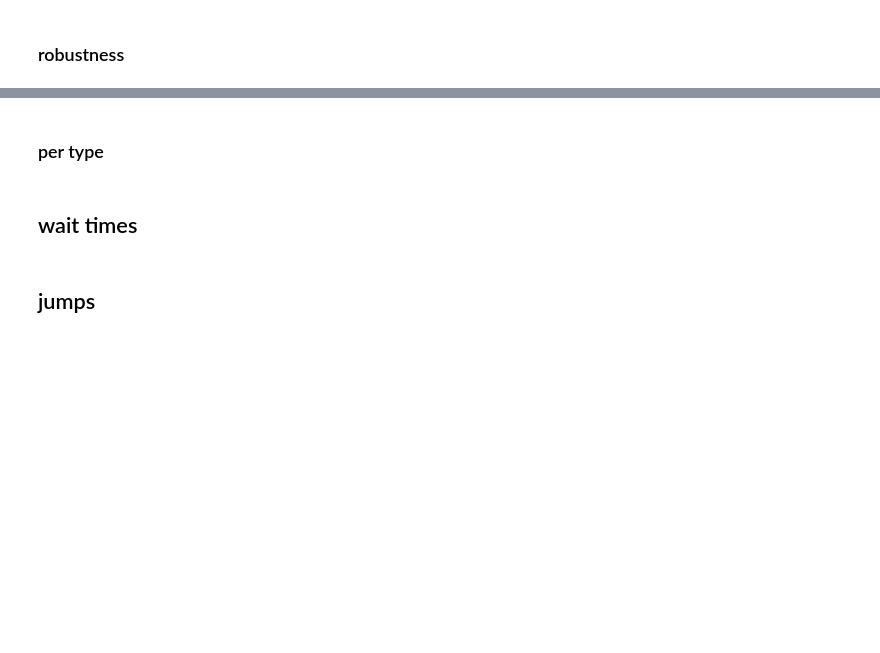
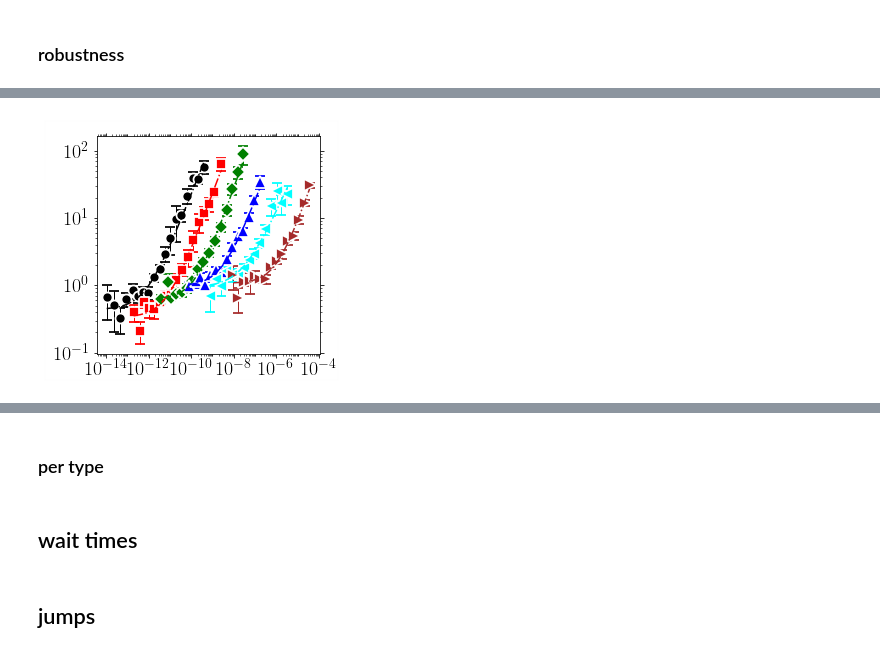
Before and after one commit to kkarimi62/vacancyDiffusion, a Jupyter notebook: postproc/postproc.ipynb, the cells around one changed output, grey strips where cells are left out. Cells and saved outputs as stored; diff of their text form; code cells hidden in the pictures; blank space fills up the shorter version.

```diff
--- a/postproc/postproc.ipynb
+++ b/postproc/postproc.ipynb
@@ -1406,0 +1382,92 @@ if not eval(confParser['flags']['RemoteMachine']):
+# %%
+if not eval(confParser['flags']['RemoteMachine']):
+    !mkdir png
+    #--- temp object
+    temp = Temperature(
+        [1000,1200,1400,1600,1800,2000],8,
+#        [2000],8,
+#        [1000,1200,1400,1600,1800,2000],8,
+#       [1000,1200,1400,1600,1800,2000],1,
+#        np.arange(1000,1440,80),1,
+#         verbose = True,
+                     )
+    #
+    #--- parse data
+#    temp.Parse(['./msd/msd.txt'])
+    temp.Parse( list(map(lambda x:'CantorNatom16KTemp%sKEnsemble8/Run%s/msd/msd_vac.txt'%(x[0],x[1]),
+#    temp.Parse( list(map(lambda x:'NiCoCrNatom1KTemp%sK/Run%s/msd/msd.txt'%(x[0],x[1]),
+#    temp.Parse( list(map(lambda x:'NiNatom16KTemp%sK/Run%s/msd/msd.txt'%(x[0],x[1]),
+#    temp.Parse( list(map(lambda x:'NiNatom1KTemp%sK/Run%s/msd/msd.txt'%(x[0],x[1]),
+                        temp.temps_runs ))
+             )
+    #
+    #--- plot
+#     print('single realizations')
+#     temp.Plot(**{
+#                   'xscale':'log',
+#                   'yscale':'log',
+#                    'attrs':{'fmt':'-'},
+# #                   'xlim':(1e-10,1e-3),
+#                    'ylim':(1e-5,1e-1),
+# #                   'xstr':r'$t\mathrm{(s)}$',
+# #                   'ystr':r'msd(A$^2$)',
+# #                   'title':'png/msd_temp_ni.png',
+#         'bbox_to_anchor':(0.01,0.3,0.5,0.5)
+#     })
+    #
+    #--- plot average
+    #
+    if temp.nrun > 1:
+        print('ensemble average')
+        temp.EnsAverage(log_scale=False,n_bins_per_decade=4)
+#         temp.PlotAverage(**{
+#                   'yscale':'log',
+#                   'xscale':'log',
+# #                   'xlim':(1e-10,1e-3),
+# #                    'ylim':(1e-4,1e-1),
+# #                     'xstr':r'$t\mathrm{(s)}$',
+# #                   'ystr':r'msd(A$^2$)',
+#                    'title':'png/msd_temp_cantor.png',
+#         })
+
+    #
+    #--- fit
+    #
+    temp.Fit(Plot=True,
+             shift=True,
+#             bounds=([4e-3, 1e5,0.5], [1e-2, 1e7,2.0]),
+            p0=[[1e-1, 1e6, 1.0]],
+ #           p0=[[1e-2, 1e6, 1.0]],
+             sigma=True, #--- comment for ni
+#             xlo=4e-11,
+             plotAttrs={'yscale':'log',
+                  'xscale':'log',
+#                   'xlim':(4e-13,8e-4),
+#                   'ylim':(1e-4,1e-1),
+#                     'xstr':r'$t\mathrm{(s)}$',
+#                   'ystr':r'msd(A$^2$)',
+                        'ndecade_x':2,
+                    'bbox_to_anchor':(-0.05,0.23,0.5,0.5),
+                   'title':'png/msd_temp_nicocr_fit.png'},
+            )
+
+#     temp.PlotDiff(**{
+#                   'yscale':'log',
+# #                   'xlim':(1e-12,1e-3),
+# #                   'ylim':(1e-4,1e-1),
+# #                   xstr=r'$1/T(K^{-1})$',
+# #                   ystr=r'$D(m^2/s)$',
+#                     'title':'png/D_temp_cantor.png',
+#                     }
+#                 )
+
+    temp.PlotExponent(**{
+#                  'yscale':'log',
+#                   'xlim':(1e-10,1e-3),
+                   'ylim':(.5,1.1),
+#                   xstr=r'$1/T(K^{-1})$',
+#                   ystr=r'$D(m^2/s)$',
+                    'title':'png/alpha_temp_nicocr.png',
+                    }
+                )
+# %% [output]
@@ -1406,0 +1476 @@ if not eval(confParser['flags']['RemoteMachine']):
+[figure, added]
```
Also changed, not shown: parts of 5 cells of this notebook, 2 other files.
